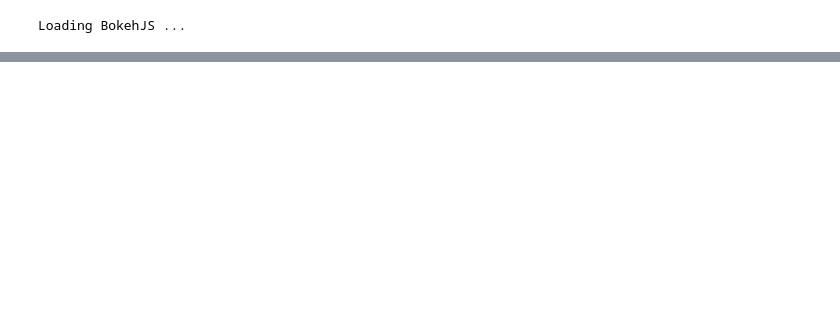
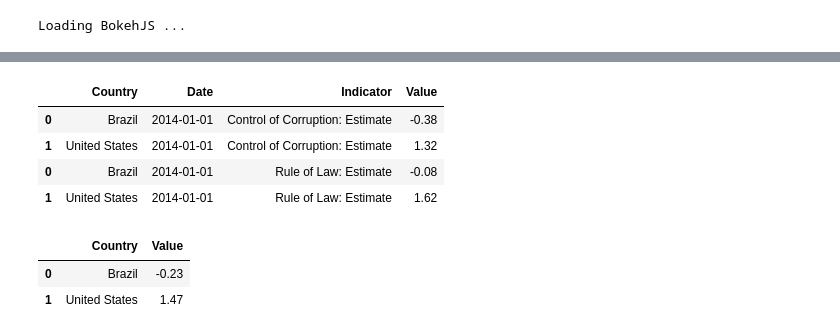
Before and after one commit to alefigueiras/week6, a Jupyter notebook: first_module_risk.ipynb, the cells around one changed output, grey strips where cells are left out. Cells and saved outputs as stored; diff of their text form; code cells hidden in the pictures; blank space fills up the shorter version.

```diff
--- a/first_module_risk.ipynb
+++ b/first_module_risk.ipynb
@@ -82,0 +51,17 @@ wbdata.
+# %%
+def create_dataframes(countries, indicators):
+    dataframes = [get_indicator(countries, i) for i in indicators]
+    return pandas.concat(dataframes)
+# %%
+countries = ['BRA', 'USA']
+i1 = ['CC.EST']
+i2 = ['RL.EST']
+indicators = [i1, i2]
+df = create_dataframes(countries,indicators)
+df
+# %% [output]
+|  | Country | Date | Indicator | Value |
+| 0 | Brazil | 2014-01-01 | Control of Corruption: Estimate | -0.38 |
+| 1 | United States | 2014-01-01 | Control of Corruption: Estimate | 1.32 |
+| 0 | Brazil | 2014-01-01 | Rule of Law: Estimate | -0.08 |
+| 1 | United States | 2014-01-01 | Rule of Law: Estimate | 1.62 |
@@ -82,0 +72,7 @@ wbdata.
+# %%
+score = get_mean(df)
+score
+# %% [output]
+|  | Country | Value |
+| 0 | Brazil | -0.23 |
+| 1 | United States | 1.47 |
```
Also changed, not shown: parts of 12 cells of this notebook, 5 other files.
